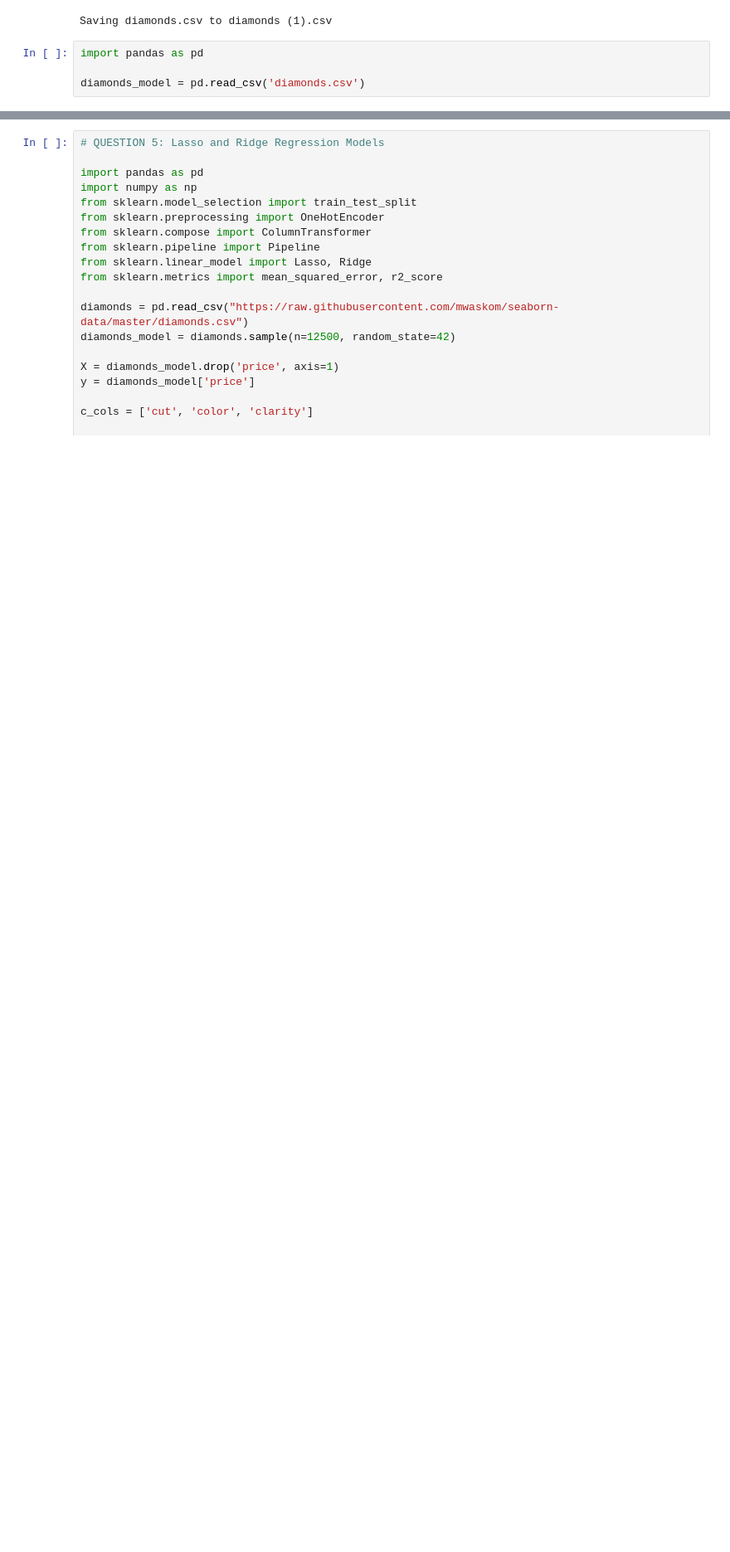
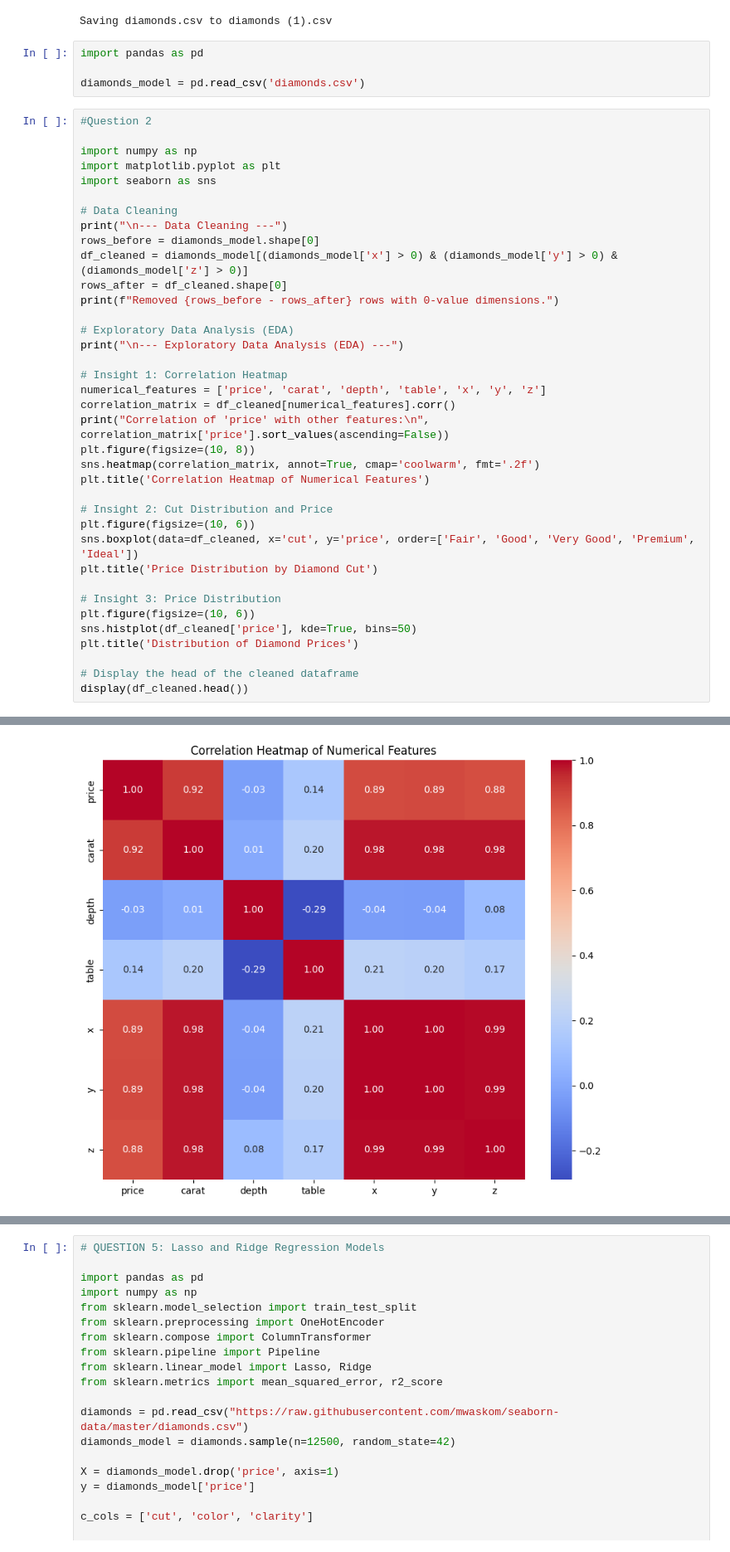
Before and after one commit to BONFACEVULU/AI-Coursework-2025, a Jupyter notebook: Diamonds_Price_Regression.ipynb, the cells around one changed output, grey strips where cells are left out. Shown at 83% size. Drawn from its saved outputs; the diff is of its cells as text; blank space fills up the shorter version.

```diff
--- a/Diamonds_Price_Regression.ipynb
+++ b/Diamonds_Price_Regression.ipynb
@@ -10,3 +10,41 @@ Saving diamonds.csv to diamonds (1).csv
 import pandas as pd
 
 diamonds_model = pd.read_csv('diamonds.csv')
+# %%
+#Question 2
+
+import numpy as np
+import matplotlib.pyplot as plt
+import seaborn as sns
+
+# Data Cleaning
+print("\n--- Data Cleaning ---")
+rows_before = diamonds_model.shape[0]
+df_cleaned = diamonds_model[(diamonds_model['x'] > 0) & (diamonds_model['y'] > 0) & (diamonds_model['z'] > 0)]
+rows_after = df_cleaned.shape[0]
+print(f"Removed {rows_before - rows_after} rows with 0-value dimensions.")
+
+# Exploratory Data Analysis (EDA)
+print("\n--- Exploratory Data Analysis (EDA) ---")
+
+# Insight 1: Correlation Heatmap
+numerical_features = ['price', 'carat', 'depth', 'table', 'x', 'y', 'z']
+correlation_matrix = df_cleaned[numerical_features].corr()
+print("Correlation of 'price' with other features:\n", correlation_matrix['price'].sort_values(ascending=False))
+plt.figure(figsize=(10, 8))
+sns.heatmap(correlation_matrix, annot=True, cmap='coolwarm', fmt='.2f')
+plt.title('Correlation Heatmap of Numerical Features')
+
+# Insight 2: Cut Distribution and Price
+plt.figure(figsize=(10, 6))
+sns.boxplot(data=df_cleaned, x='cut', y='price', order=['Fair', 'Good', 'Very Good', 'Premium', 'Ideal'])
+plt.title('Price Distribution by Diamond Cut')
+
+# Insight 3: Price Distribution
+plt.figure(figsize=(10, 6))
+sns.histplot(df_cleaned['price'], kde=True, bins=50)
+plt.title('Distribution of Diamond Prices')
+
+# Display the head of the cleaned dataframe
+display(df_cleaned.head())
+# %% [output]
@@ -12,0 +70 @@ diamonds_model = pd.read_csv('diamonds.csv')
+[figure, added]
```
Also changed, not shown: parts of 5 cells of this notebook.
